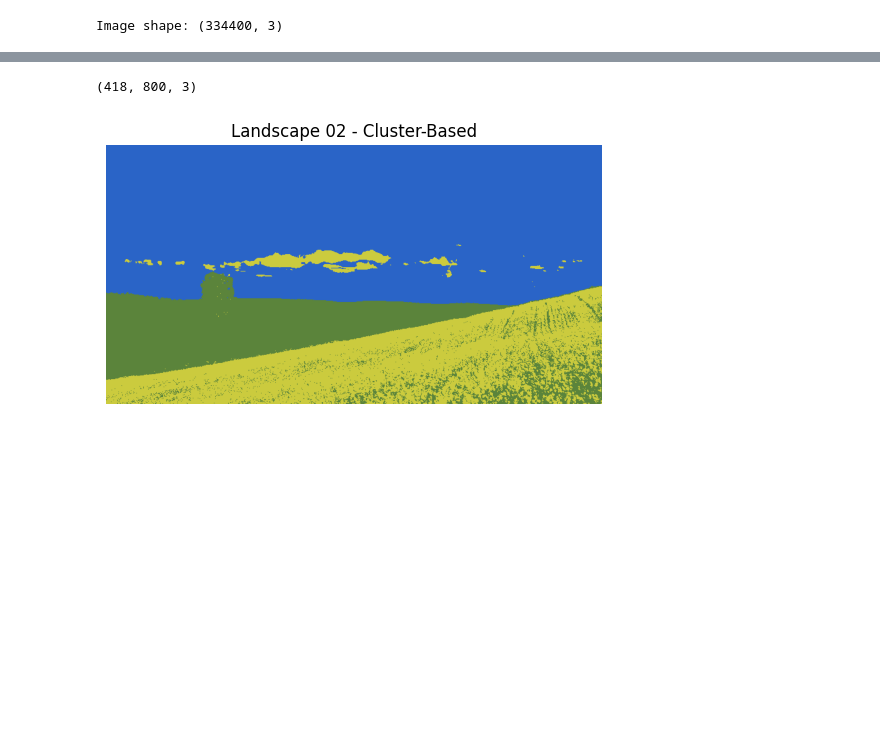
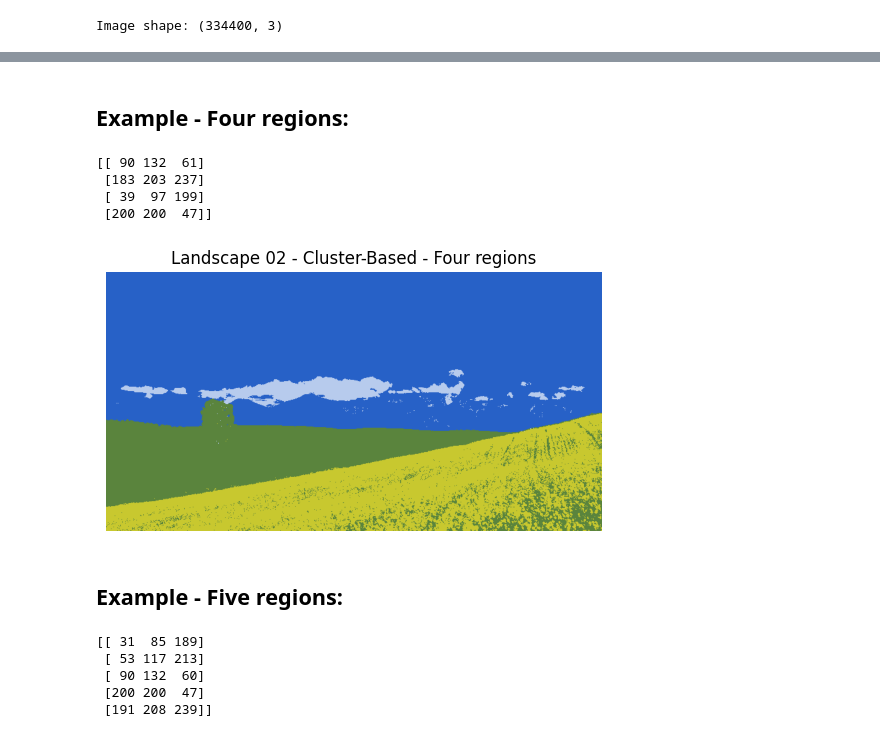
Before and after one commit to Rogerio-Chaves/Image-Segmentation, a Jupyter notebook: 001_Classical_Techniques/004_Cluster-Based_Segmentation/001_Cluster-Based-Theory.ipynb, the cells around one changed output, grey strips where cells are left out. Cells and saved outputs as stored; diff of their text form; code cells hidden in the pictures; blank space fills up the shorter version.

Commit message:
The cluster-based segmentation file has been updated.

```diff
--- a/001_Classical_Techniques/004_Cluster-Based_Segmentation/001_Cluster-Based-Theory.ipynb
+++ b/001_Classical_Techniques/004_Cluster-Based_Segmentation/001_Cluster-Based-Theory.ipynb
@@ -63,12 +73,40 @@ final_image = final_image.reshape(image.shape)
-# %%
-final_image.shape
-# %% [output]
-(418, 800, 3)
+# %% [markdown]
+## Example - Four regions:
+# %%
+# ret: Sum of the squared distance from each point to its centers.
+# labels: The labels of each pixel in the image.
+# centers: Array with the centroids.
+ret, label, centers = cv2.kmeans(vectorized_image, 4, None, CRITERIA, 10, cv2.KMEANS_RANDOM_CENTERS)
+centers = np.uint8(centers)
+print(centers)
+# %% [output]
+[[ 90 132  61]
+ [183 203 237]
+ [ 39  97 199]
+ [200 200  47]]
 # %%
-plt.imshow(final_image, cmap='gray')
-plt.title('Landscape 02 - Cluster-Based')
+final_image = centers[label.flatten()]
+final_image = final_image.reshape(image.shape)
+
+plt.imshow(final_image)
+plt.title('Landscape 02 - Cluster-Based - Four regions')
 plt.axis('off')
 
 plt.show()
 # %% [output]
-[figure, old version]
+[figure, new version]
+# %% [markdown]
+## Example - Five regions:
+# %%
+# ret: Sum of the squared distance from each point to its centers.
+# labels: The labels of each pixel in the image.
+# centers: Array with the centroids.
+ret, label, centers = cv2.kmeans(vectorized_image, 5, None, CRITERIA, 10, cv2.KMEANS_RANDOM_CENTERS)
+centers = np.uint8(centers)
+print(centers)
+# %% [output]
+[[ 31  85 189]
+ [ 53 117 213]
+ [ 90 132  60]
+ [200 200  47]
+ [191 208 239]]
```
Also changed, not shown: parts of 18 cells of this notebook.
